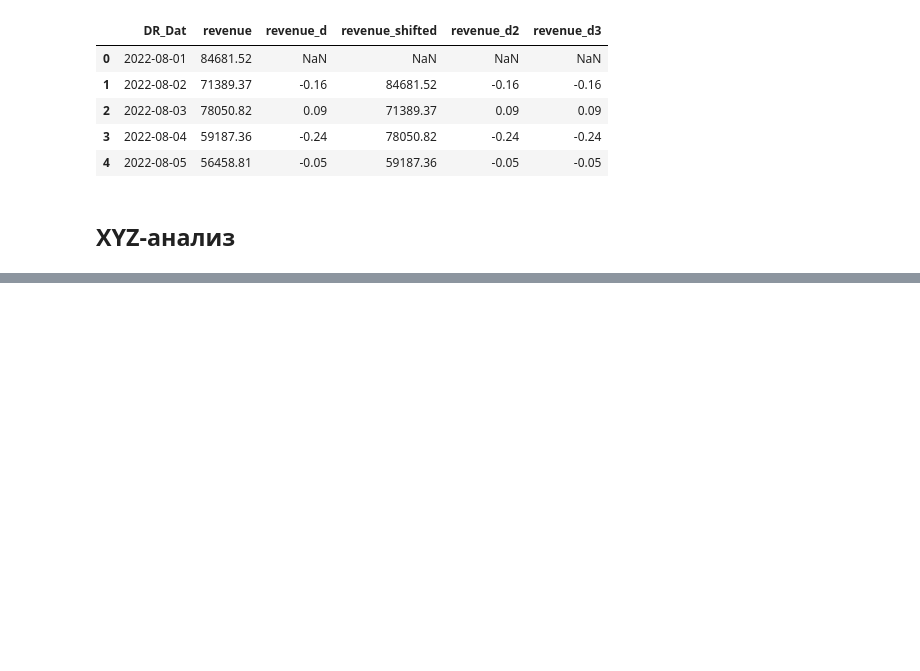
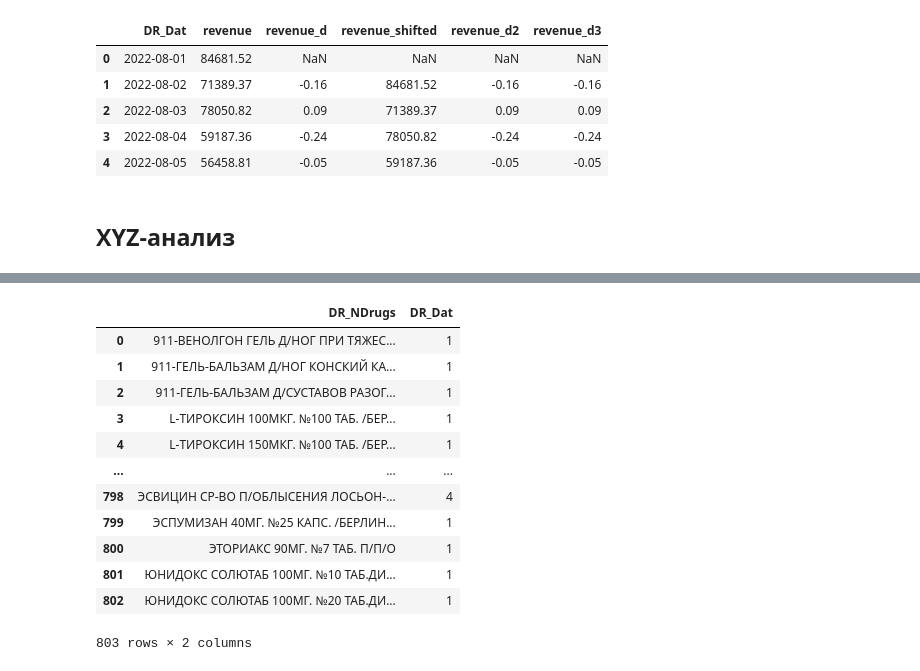
Before and after one commit to alexanderniki/alx-study, a Jupyter notebook: Analytics/Pandas Basics/metrics.ipynb, the cells around one changed output, grey strips where cells are left out. Cells and saved outputs as stored; diff of their text form; code cells hidden in the pictures; blank space fills up the shorter version.

```diff
--- a/Analytics/Pandas Basics/metrics.ipynb
+++ b/Analytics/Pandas Basics/metrics.ipynb
@@ -481,0 +528,21 @@ df
+# %%
+# Нужно определить коэффициент вариации
+h_data = grouped_data.reset_index().groupby('DR_NDrugs').agg({
+    'DR_Dat': 'count'
+}).reset_index()
+
+h_data
+# %% [output]
+|  | DR_NDrugs | DR_Dat |
+| 0 | 911-ВЕНОЛГОН ГЕЛЬ Д/НОГ ПРИ ТЯЖЕС... | 1 |
+| 1 | 911-ГЕЛЬ-БАЛЬЗАМ Д/НОГ КОНСКИЙ КА... | 1 |
+| 2 | 911-ГЕЛЬ-БАЛЬЗАМ Д/СУСТАВОВ РАЗОГ... | 1 |
+| 3 | L-ТИРОКСИН 100МКГ. №100 ТАБ. /БЕР... | 1 |
+| 4 | L-ТИРОКСИН 150МКГ. №100 ТАБ. /БЕР... | 1 |
+| ... | ... | ... |
+| 798 | ЭСВИЦИН СР-ВО П/ОБЛЫСЕНИЯ ЛОСЬОН-... | 4 |
+| 799 | ЭСПУМИЗАН 40МГ. №25 КАПС. /БЕРЛИН... | 1 |
+| 800 | ЭТОРИАКС 90МГ. №7 ТАБ. П/П/О | 1 |
+| 801 | ЮНИДОКС СОЛЮТАБ 100МГ. №10 ТАБ.ДИ... | 1 |
+| 802 | ЮНИДОКС СОЛЮТАБ 100МГ. №20 ТАБ.ДИ... | 1 |
+803 rows × 2 columns
```
Also changed, not shown: parts of 15 cells of this notebook, 2 other files.
